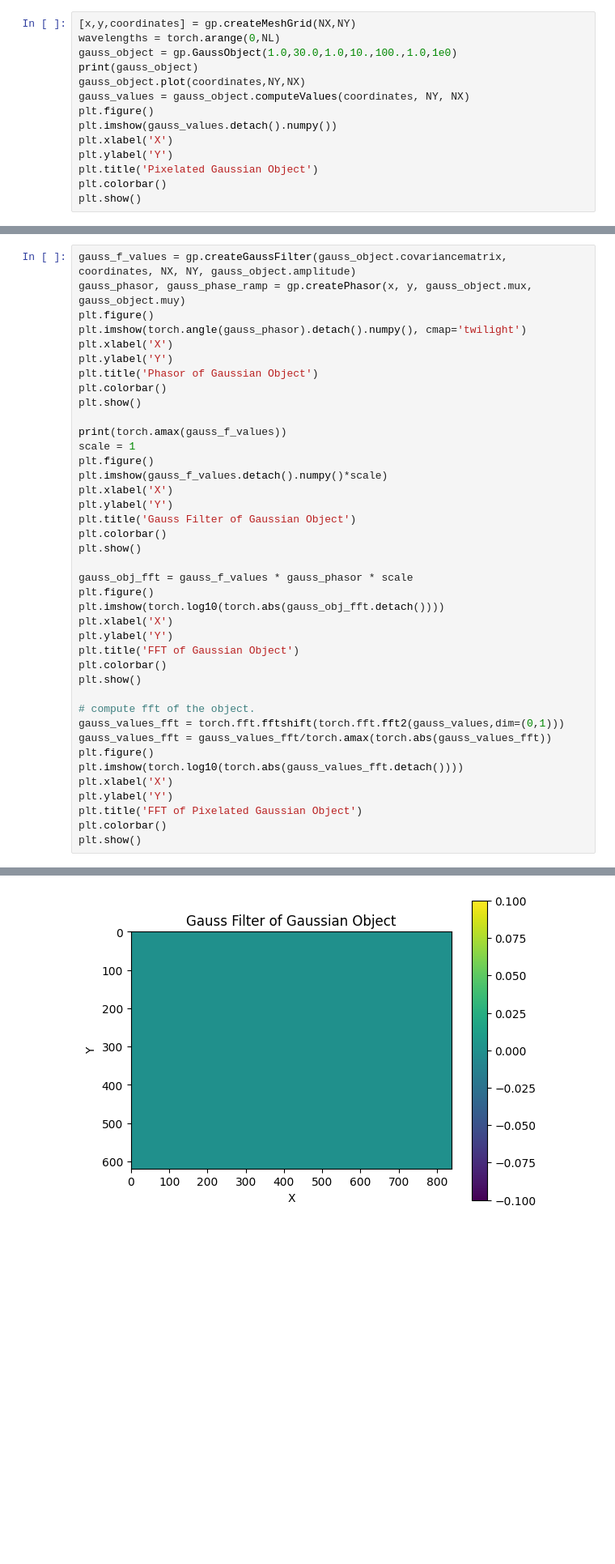
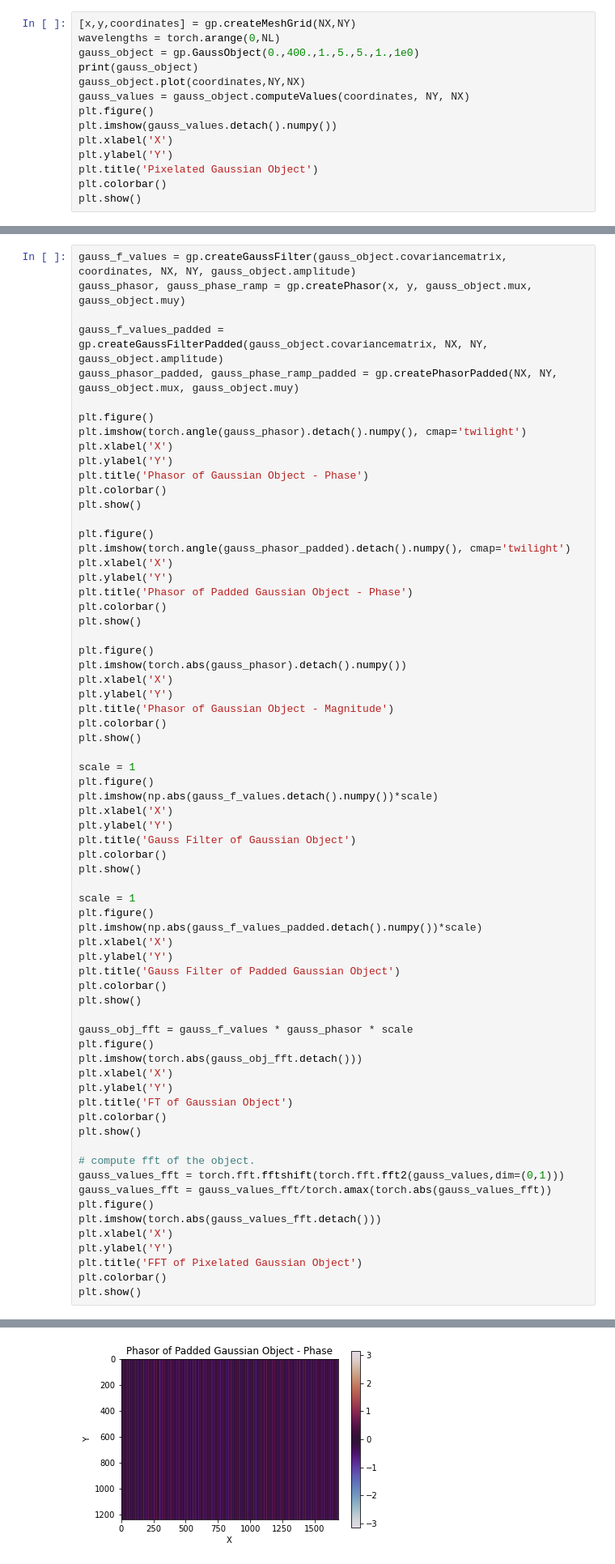
Before and after one commit to neerja/spectralmicroscope_gaussiansplatting, a Jupyter notebook: GaussSplatting/point_localization.ipynb, the cells around one changed output, grey strips where cells are left out. Shown at 81% size. Saved outputs shown, nothing was run; the diff lists cells and outputs as text; blank space fills up the shorter version.

```diff
--- a/GaussSplatting/point_localization.ipynb
+++ b/GaussSplatting/point_localization.ipynb
@@ -124,7 +124,7 @@ importlib.reload(gp)
 # %%
 [x,y,coordinates] = gp.createMeshGrid(NX,NY)
 wavelengths = torch.arange(0,NL)
-gauss_object = gp.GaussObject(1.0,30.0,1.0,10.,100.,1.0,1e0)
+gauss_object = gp.GaussObject(0.,400.,1.,5.,5.,1.,1e0)
 print(gauss_object)
 gauss_object.plot(coordinates,NY,NX)
 gauss_values = gauss_object.computeValues(coordinates, NY, NX)
@@ -143,30 +143,58 @@ gaussObject(mu_x = 30.0, mu_y = 1.0, mu_l = 1.0), cov = tensor([[  100.,     0.]
 # %%
 gauss_f_values = gp.createGaussFilter(gauss_object.covariancematrix, coordinates, NX, NY, gauss_object.amplitude)
 gauss_phasor, gauss_phase_ramp = gp.createPhasor(x, y, gauss_object.mux, gauss_object.muy)
+
+gauss_f_values_padded = gp.createGaussFilterPadded(gauss_object.covariancematrix, NX, NY, gauss_object.amplitude)
+gauss_phasor_padded, gauss_phase_ramp_padded = gp.createPhasorPadded(NX, NY, gauss_object.mux, gauss_object.muy)
+
 plt.figure()
 plt.imshow(torch.angle(gauss_phasor).detach().numpy(), cmap='twilight')
 plt.xlabel('X')
 plt.ylabel('Y')
-plt.title('Phasor of Gaussian Object')
+plt.title('Phasor of Gaussian Object - Phase')
 plt.colorbar()
 plt.show()
 
-print(torch.amax(gauss_f_values))
+plt.figure()
+plt.imshow(torch.angle(gauss_phasor_padded).detach().numpy(), cmap='twilight')
+plt.xlabel('X')
+plt.ylabel('Y')
+plt.title('Phasor of Padded Gaussian Object - Phase')
+plt.colorbar()
+plt.show()
+
+plt.figure()
+plt.imshow(torch.abs(gauss_phasor).detach().numpy())
+plt.xlabel('X')
+plt.ylabel('Y')
+plt.title('Phasor of Gaussian Object - Magnitude')
+plt.colorbar()
+plt.show()
+
 scale = 1
 plt.figure()
-plt.imshow(gauss_f_values.detach().numpy()*scale)
+plt.imshow(np.abs(gauss_f_values.detach().numpy())*scale)
 plt.xlabel('X')
 plt.ylabel('Y')
 plt.title('Gauss Filter of Gaussian Object')
 plt.colorbar()
 plt.show()
 
+scale = 1
+plt.figure()
+plt.imshow(np.abs(gauss_f_values_padded.detach().numpy())*scale)
+plt.xlabel('X')
+plt.ylabel('Y')
+plt.title('Gauss Filter of Padded Gaussian Object')
+plt.colorbar()
+plt.show()
+
 gauss_obj_fft = gauss_f_values * gauss_phasor * scale
 plt.figure()
-plt.imshow(torch.log10(torch.abs(gauss_obj_fft.detach())))
+plt.imshow(torch.abs(gauss_obj_fft.detach()))
 plt.xlabel('X')
 plt.ylabel('Y')
-plt.title('FFT of Gaussian Object')
+plt.title('FT of Gaussian Object')
 plt.colorbar()
 plt.show()
 
@@ -174,7 +202,7 @@ plt.show()
 gauss_values_fft = torch.fft.fftshift(torch.fft.fft2(gauss_values,dim=(0,1)))
 gauss_values_fft = gauss_values_fft/torch.amax(torch.abs(gauss_values_fft))
 plt.figure()
-plt.imshow(torch.log10(torch.abs(gauss_values_fft.detach())))
+plt.imshow(torch.abs(gauss_values_fft.detach()))
 plt.xlabel('X')
 plt.ylabel('Y')
 plt.title('FFT of Pixelated Gaussian Object')
@@ -187 +213 @@ tensor(0., grad_fn=<AmaxBackward0>)
-[figure, old version]
+[figure, new version]
```
Also changed, not shown: parts of 22 cells of this notebook, 2 other files.
